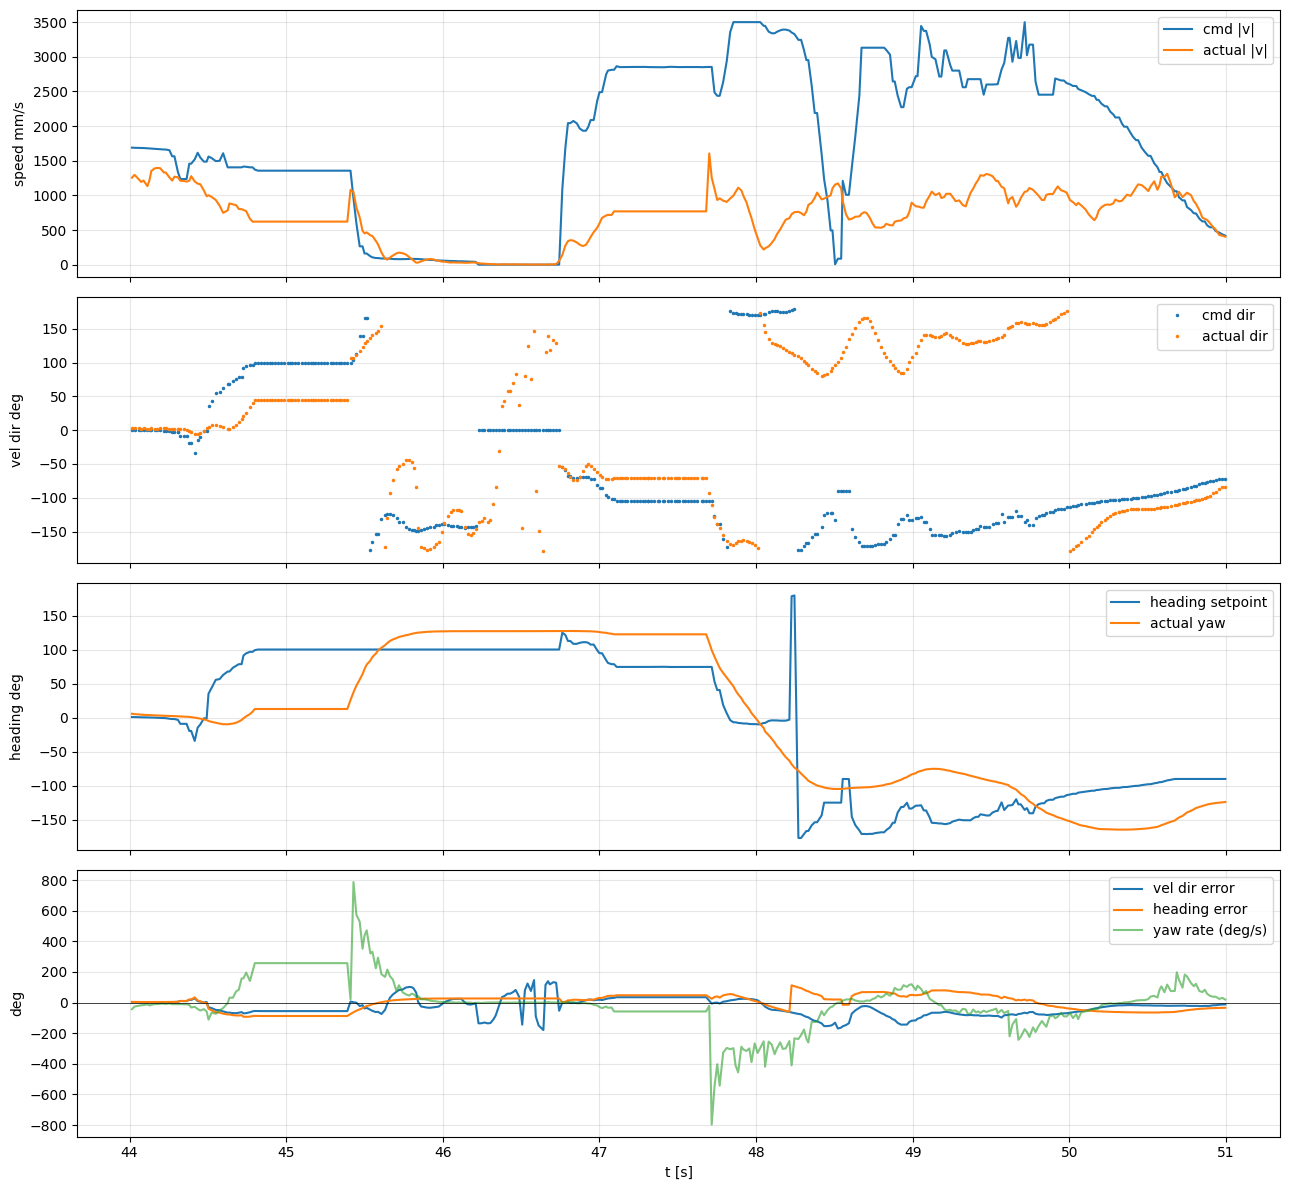
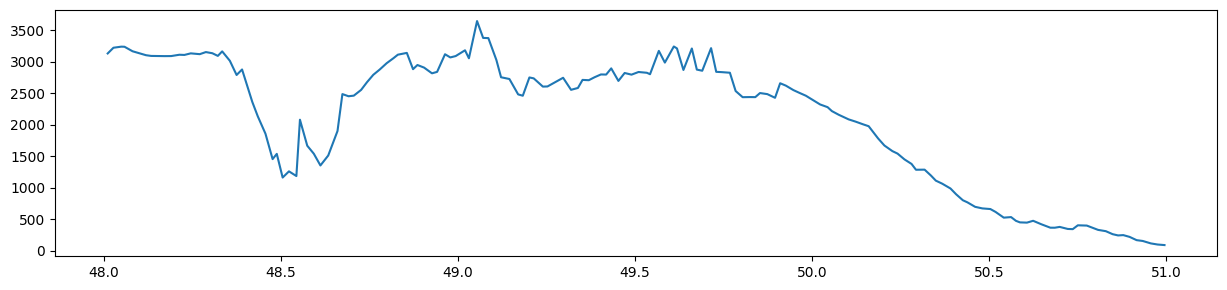
The notebook cell's code change between the first figure and the second:
--- before
+++ after
@@ -3,49 +3,22 @@
 
 log = load('../logs/dies-2026-06-21_14-07-23.dieslog')
-r = log.robot('blue', 0).loc[44:51].copy()
-r['heading_setpoint'] = r['heading_setpoint'].ffill()
+r = log.robot('blue', 0).loc[48:51].copy()
 
-wrap = lambda a: (a + np.pi) % (2*np.pi) - np.pi
-r['cmd_spd'] = np.hypot(r.target_vel_x, r.target_vel_y)
-r['act_spd'] = np.hypot(r.vx, r.vy)
-r['cmd_dir'] = np.arctan2(r.target_vel_y, r.target_vel_x)
-r['act_dir'] = np.arctan2(r.vy, r.vx)
-r['dir_err'] = wrap(r.act_dir - r.cmd_dir)
-r['head_err'] = wrap(r.yaw - r.heading_setpoint)
 
-fig, ax = plt.subplots(4, 1, figsize=(13, 12), sharex=True)
 
-ax[0].plot(r.index, r.cmd_spd, label='cmd |v|')
-ax[0].plot(r.index, r.act_spd, label='actual |v|')
-ax[0].set_ylabel('speed mm/s'); ax[0].legend(); ax[0].grid(alpha=.3)
+# plt.scatter(r.x, r.y, c=r.index, cmap='viridis', label='R0')
+# plt.colorbar(label='Time (s)')
 
-ax[1].plot(r.index, np.degrees(r.cmd_dir), '.', ms=3, label='cmd dir')
-ax[1].plot(r.index, np.degrees(r.act_dir), '.', ms=3, label='actual dir')
-ax[1].set_ylabel('vel dir deg'); ax[1].legend(); ax[1].grid(alpha=.3)
+# # draw heading (yaw) as lines for each point
+# for i in range(len(r)):
+#     x, y, yaw = r.x.iloc[i], r.y.iloc[i], r["raw_yaw"].iloc[i]
+#     dx = 20 * np.cos(yaw)
+#     dy = 20 * np.sin(yaw)
+#     plt.arrow(x, y, dx, dy, head_width=10, head_length=30, fc='red', ec='red')
+    
+cmd_vel = np.stack((r.target_vel_x, r.target_vel_y), axis=1)
+real_vel = np.stack((r.vx, r.vy), axis=1)
+vel_error = np.linalg.norm(cmd_vel - real_vel, axis=1)
 
-ax[2].plot(r.index, np.degrees(r.heading_setpoint), label='heading setpoint')
-ax[2].plot(r.index, np.degrees(r.yaw), label='actual yaw')
-ax[2].set_ylabel('heading deg'); ax[2].legend(); ax[2].grid(alpha=.3)
-
-ax[3].plot(r.index, np.degrees(r.dir_err), label='vel dir error')
-ax[3].plot(r.index, np.degrees(r.head_err), label='heading error')
-ax[3].plot(r.index, np.degrees(r.angular_speed), label='yaw rate (deg/s)', alpha=.6)
-ax[3].axhline(0, color='k', lw=.5); ax[3].set_ylabel('deg'); ax[3].set_xlabel('t [s]')
-ax[3].legend(); ax[3].grid(alpha=.3)
-plt.tight_layout(); plt.show()
-
-m = r.dropna(subset=['dir_err', 'angular_speed', 'head_err'])
-m = m[m.cmd_spd > 300]
-fig2, bx = plt.subplots(1, 2, figsize=(12, 5))
-bx[0].scatter(m.angular_speed, np.degrees(m.dir_err), s=8)
-bx[0].set_xlabel('yaw rate rad/s'); bx[0].set_ylabel('vel dir error deg'); bx[0].grid(alpha=.3)
-bx[1].scatter(np.degrees(m.head_err), np.degrees(m.dir_err), s=8)
-bx[1].set_xlabel('heading error deg'); bx[1].set_ylabel('vel dir error deg');
-bx[1].grid(alpha=.3)
-plt.tight_layout(); plt.show()
-
-X = np.c_[m.angular_speed, m.head_err, np.ones(len(m))]
-c, *_ = np.linalg.lstsq(X, m.dir_err, rcond=None)
-print('dir_err = %.3f*omega + %.3f*head_err + %.3f rad' % tuple(c))
-print('mean |dir_err| %.1f deg  speed ratio %.2f' % (np.degrees(m.dir_err.abs().mean()),
-(m.act_spd/m.cmd_spd).median()))
+plt.figure(figsize=(15, 3.2))
+plt.plot(r.index, vel_error, label='velocity error')

Commit: misc: nb